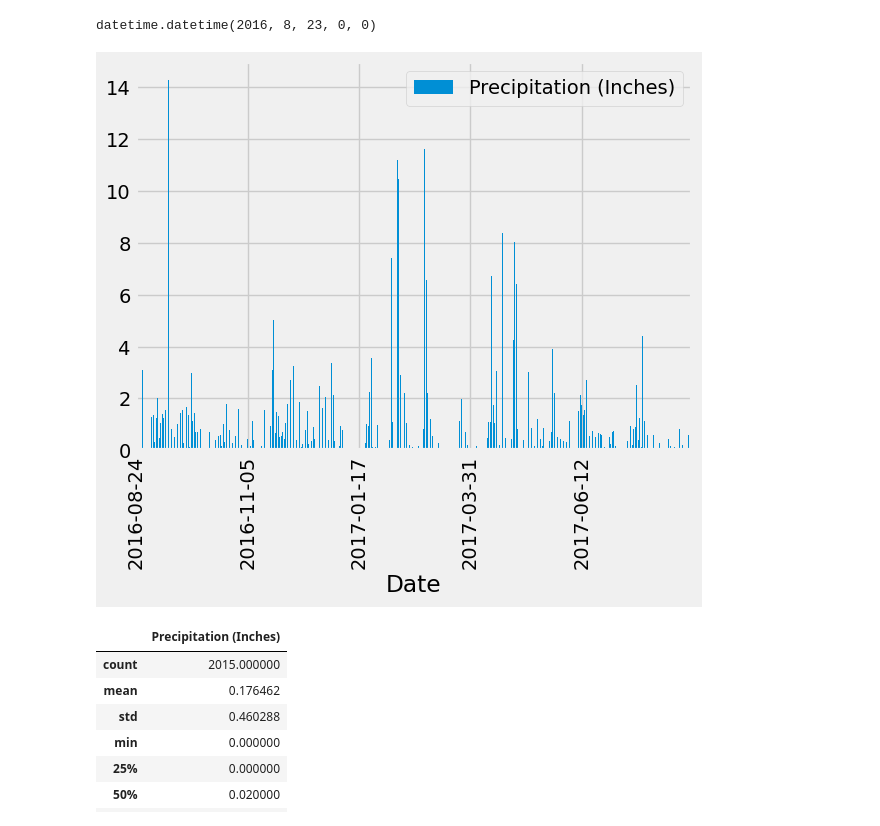
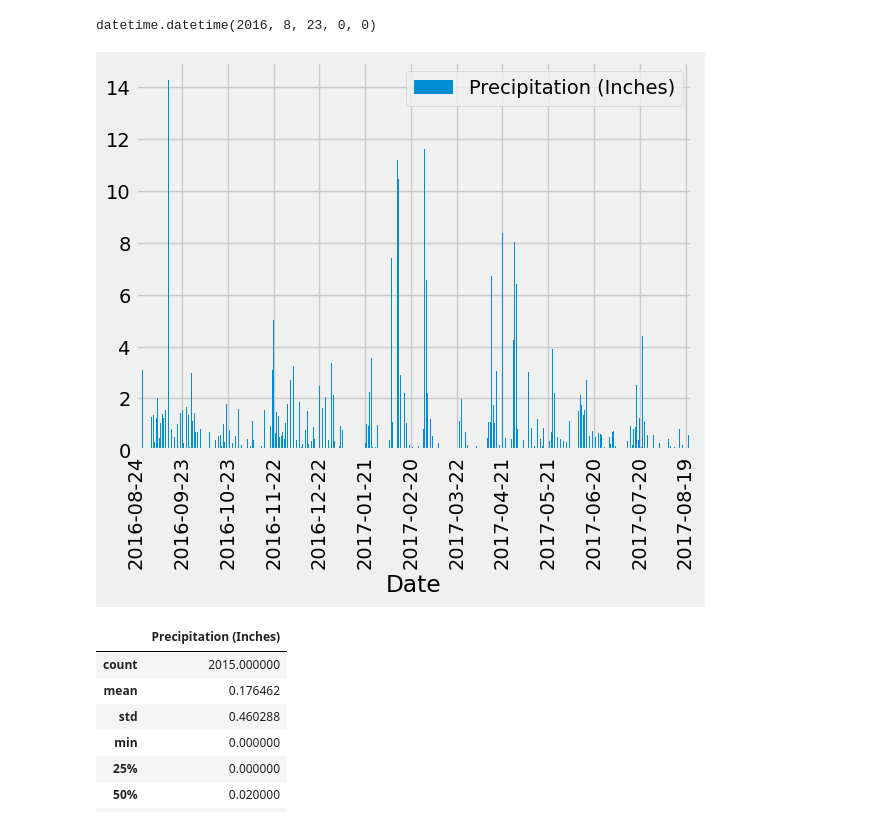
Before and after one commit to mftobin/sqlalchemy-challenge, a Jupyter notebook: SurfsUp/climate_starter.ipynb, the cells around one changed output. Saved outputs shown, nothing was run; the diff lists cells and outputs as text; code cells hidden in the pictures.

```diff
--- a/SurfsUp/climate_starter.ipynb
+++ b/SurfsUp/climate_starter.ipynb
@@ -60,33 +60,33 @@ datetime.datetime(2016, 8, 23, 0, 0)
 # %%
 # Design a query to retrieve the last 12 months of precipitation data and plot the results.
 
 # Starting from the most recent data point in the database.
 
 # Calculate the date one year from the last date in data set.
 last_12_months = most_recent_date - timedelta(days=365)
 last_12_months
 
 # Perform a query to retrieve the data and precipitation scores
 date_prcp = [Measurement.date, Measurement.prcp]
 
 year_precipitation = session.query(*date_prcp).filter(Measurement.date>= last_12_months).all()
 
 # Save the query results as a Pandas DataFrame. Explicitly set the column names
 precip_df = pd.DataFrame(year_precipitation, columns=["Date", "Precipitation (Inches)"])
 
 # # Sort the dataframe by date
 # precip_df initially gave me all of the precipitation info with multiple precipitation measurements per day, I get the total here
 precip_totals_df = precip_df.groupby('Date')['Precipitation (Inches)'].sum().reset_index()
 
 # Use Pandas Plotting with Matplotlib to plot the data
 precip_totals_df.set_index('Date', inplace=True)
 precip_chart = precip_totals_df.plot.bar()
-xticks = range(0, len(precip_totals_df.index), 73)  # adjusted to 73 so the x-ticks will only show 5 dates out of the year for visibility
+xticks = range(0, len(precip_totals_df.index), 30)  # adjusted to 30 so the x-ticks will only show ~12 dates out of the year for visibility
 precip_chart.set_xticks(xticks)
 
 plt.show()
 # %% [output]
-[figure, old version]
+[figure, new version]
 # %%
 # Use Pandas to calculate the summary statistics for the precipitation data
 # this shows summary stats for each instance of precipitation
```
Also changed, not shown: parts of 3 cells of this notebook, 2 other files.
